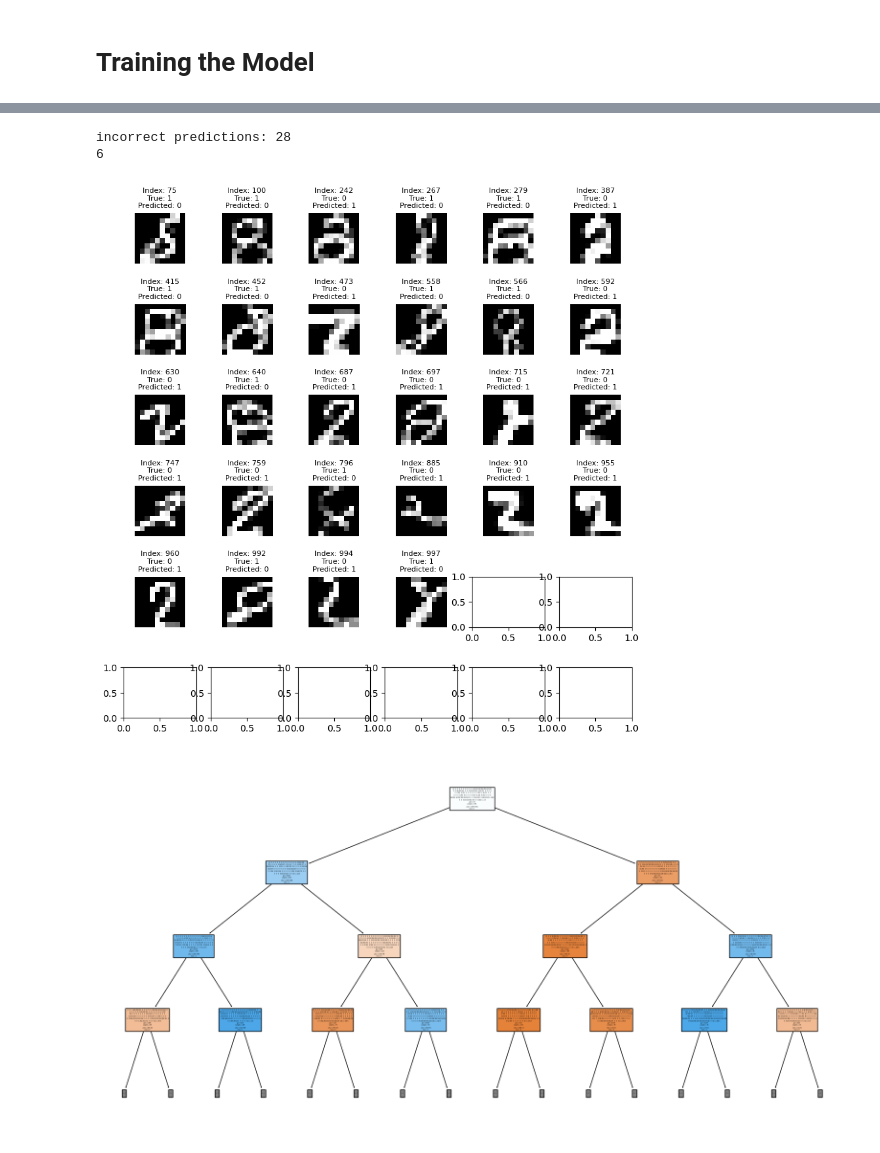
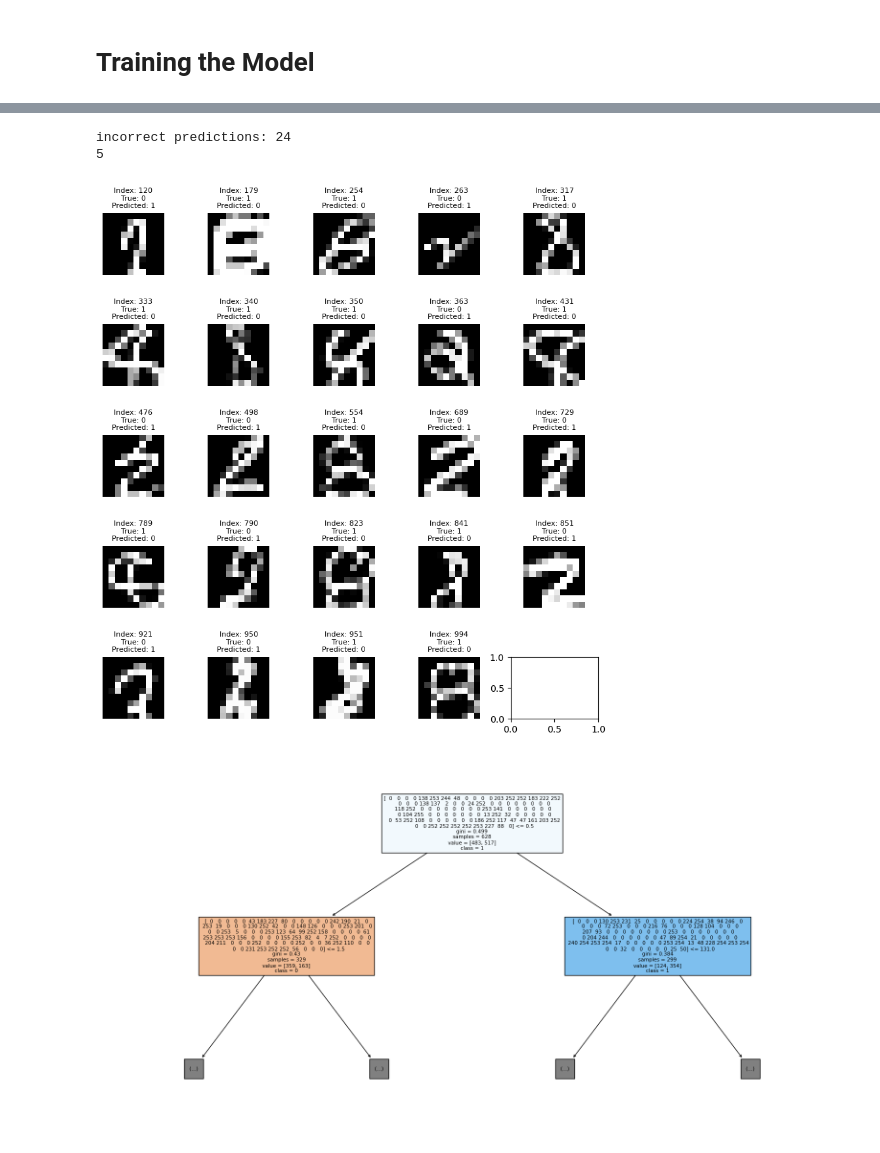
Before and after one commit to Amehroke/ML_Project, a Jupyter notebook: RdmFort.ipynb, the cells around one changed output, grey strips where cells are left out. Drawn from its saved outputs; the diff is of its cells as text; code cells hidden in the pictures.

Commit message:
Finished the randomforest model

```diff
--- a/RdmFort.ipynb
+++ b/RdmFort.ipynb
@@ -118,2 +115,12 @@ plt.show()
 # %% [markdown]
 <h1>Training the Model </h1>
+# %%
+# Model Before Hyperparameter Tuning
+model = RandomForestClassifier(n_estimators=100,max_features='sqrt')
+model.fit(training_data, training_labels)
+
+predictions = model.predict(test_data)
+print(predictions.shape)
+
+accuracy = accuracy_score(test_labels, predictions)
+print(f'Accuracy: {accuracy * 100}%')
@@ -120,5 +130,19 @@ plt.show()
+# %%
+param_dist = {
+    'n_estimators': [50, 100, 200, 300, 500],
+    'max_features': ['sqrt', 'log2'],
+    'max_depth': [None, 10, 20, 30, 40, 50],
+    'min_samples_split': [2, 5, 10],
+    'min_samples_leaf': [1, 2, 4],
+    'bootstrap': [True]
+}
+
+model = RandomForestClassifier()
+random_search = RandomizedSearchCV(model, param_distributions=param_dist, n_iter=100, cv=5, n_jobs=-1)
+random_search.fit(training_data, training_labels)
+
+model = random_search.best_estimator_
 # %%
-model = RandomForestClassifier(n_estimators=100)
 model.fit(training_data, training_labels)
 
 predictions = model.predict(test_data)
@@ -147,7 +171,7 @@ print(f'incorrect predictions: {len(incorrect_indices)}')
 
 sbplts = math.sqrt(len(incorrect_indices))
 sbplts = math.ceil(sbplts)
-print(sbplts)
+
 # Display incorrect predicted images
 fig, axes = plt.subplots(sbplts, sbplts, figsize=(10, 10))
 axes = axes.ravel()  # Flatten the 10x10 matrix into an array of 100 subplots
@@ -160,30 +184,16 @@ for i, incorrect_idx in enumerate(incorrect_indices):
     plt.subplots_adjust(hspace=0.8)
     axes[i].axis('off')
 plt.show()
-
-# for i, correct in enumerate(correct_indices[:5]):
-#     plt.subplot(1,5,i+1)
-#     plt.imshow(test_features[correct].reshape(10,10), cmap='gray')  # Reshaping for 10x10 images
-#     plt.title(f"Predicted {predictions[correct]}\nTrue {test_labels[correct]}")
-
-# # Display few incorrectly predicted images
-# plt.figure(figsize=(10,4))
-# for i, incorrect in enumerate(incorrect_indices[:5]):
-#     plt.subplot(1,5,i+1)
-#     plt.imshow(test_features[incorrect].reshape(10,10), cmap='gray')  # Reshaping for 10x10 images
-#     plt.title(f"Index: {incorrect}\nPredicted {predictions[incorrect]}\nTrue {test_labels[incorrect]}")
-
-# plt.show()
 # %% [output]
-incorrect predictions: 28
-6
+incorrect predictions: 24
+5
-[figure, old version]
+[figure, new version]
 # %%
 from sklearn.tree import plot_tree
 
 # Plot one tree from the forest
 plt.figure(figsize=(20, 10))
-plot_tree(model.estimators_[0], filled=True, max_depth=3, feature_names=test_data, class_names=['0', '1'])
+plot_tree(model.estimators_[0], filled=True, max_depth=1, feature_names=test_data, class_names=['0', '1'])
 plt.show()
 # %% [output]
-[figure, old version]
+[figure, new version]
```
Also changed, not shown: parts of 5 cells of this notebook.
